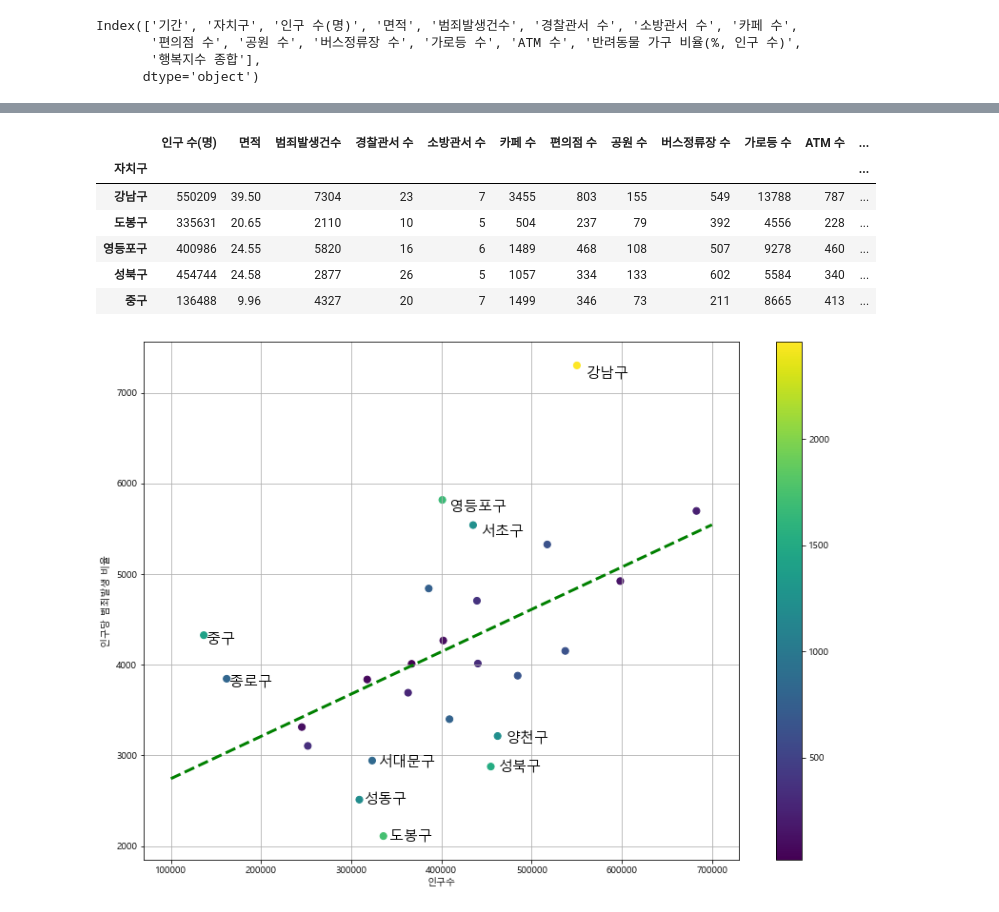
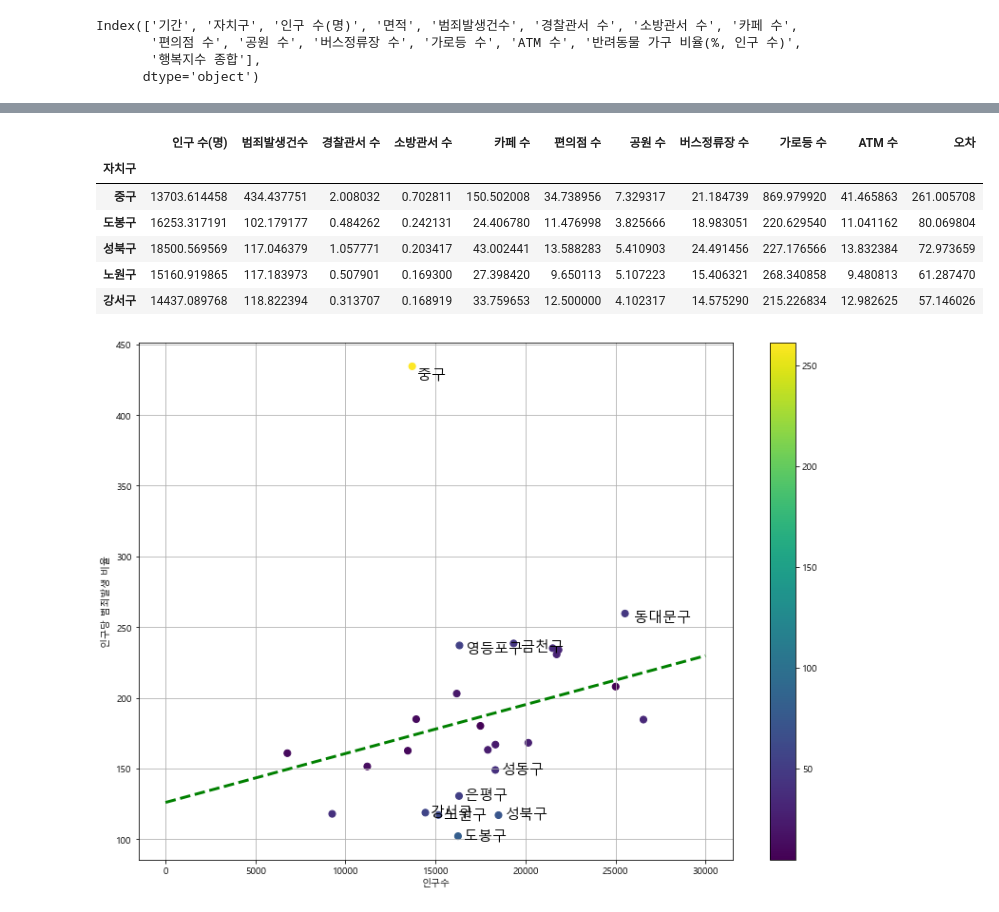
Before and after one commit to LiJell/Crime_Project, a Jupyter notebook: 2019_seoul_correlation_per_area.ipynb, the cells around one changed output, grey strips where cells are left out. Drawn from its saved outputs; the diff is of its cells as text; code cells hidden in the pictures.

```diff
--- a/2019_seoul_correlation_per_area.ipynb
+++ b/2019_seoul_correlation_per_area.ipynb
@@ -5,8 +5,8 @@ import matplotlib.pyplot as plt
 import platform
 from matplotlib import font_manager, rc
 # %%
-seoul = pd.read_excel('../data/data_total_2019.xlsx')
-seoul.head()
+seoul_df = pd.read_excel('../data/data_total_2019.xlsx')
+seoul_df.head()
 # %% [output]
 |  | 기간 | 자치구 | 인구 수(명) | 면적 | 범죄발생건수 | 경찰관서 수 | 소방관서 수 | 카페 수 | 편의점 수 | 공원 수 | 버스정류장 수 | ... |
 | 0 | 2019 | 강남구 | 550209 | 39.50 | 7304 | 23 | 7 | 3455 | 803 | 155 | 549 | ... |
@@ -22,10 +22,11 @@ Index(['기간', '자치구', '인구 수(명)', '면적', '범죄발생건수',
        '행복지수 종합'],
       dtype='object')
 # %%
-seoul_area = seoul.copy()
+seoul = seoul_df.copy()
 var_list = ['인구 수(명)', '범죄발생건수', '경찰관서 수', '소방관서 수', '카페 수',
        '편의점 수', '공원 수', '버스정류장 수', '가로등 수', 'ATM 수']
-seoul_area = seoul_area[var_list].div(seoul_area['면적'], 1)
+seoul = seoul[var_list].div(seoul.면적, axis = 0)
 # %%
+seoul['자치구'] = seoul_df['자치구']
 seoul.sort_values(by = '인구 수(명)', ascending = False).head(5)
 # %% [output]
@@ -136,21 +137,21 @@ plt.show()
 # %%
 fp1 = np.polyfit(seoul['인구 수(명)'], seoul['범죄발생건수'], 1)
 
 f1 = np.poly1d(fp1)
-fx = np.linspace(100000, 700000, 100)
+fx = np.linspace(0, 30000, 100)
 
 seoul['오차'] = np.abs(seoul['범죄발생건수'] - f1(seoul['인구 수(명)']))
 
 df_sort = seoul.sort_values(by = '오차', ascending =False)
 df_sort.head()
 # %% [output]
-|  | 인구 수(명) | 면적 | 범죄발생건수 | 경찰관서 수 | 소방관서 수 | 카페 수 | 편의점 수 | 공원 수 | 버스정류장 수 | 가로등 수 | ATM 수 | ... |
-| 자치구 |  |  |  |  |  |  |  |  |  |  |  | ... |
-| 강남구 | 550209 | 39.50 | 7304 | 23 | 7 | 3455 | 803 | 155 | 549 | 13788 | 787 | ... |
-| 도봉구 | 335631 | 20.65 | 2110 | 10 | 5 | 504 | 237 | 79 | 392 | 4556 | 228 | ... |
-| 영등포구 | 400986 | 24.55 | 5820 | 16 | 6 | 1489 | 468 | 108 | 507 | 9278 | 460 | ... |
-| 성북구 | 454744 | 24.58 | 2877 | 26 | 5 | 1057 | 334 | 133 | 602 | 5584 | 340 | ... |
-| 중구 | 136488 | 9.96 | 4327 | 20 | 7 | 1499 | 346 | 73 | 211 | 8665 | 413 | ... |
+|  | 인구 수(명) | 범죄발생건수 | 경찰관서 수 | 소방관서 수 | 카페 수 | 편의점 수 | 공원 수 | 버스정류장 수 | 가로등 수 | ATM 수 | 오차 |
+| 자치구 |  |  |  |  |  |  |  |  |  |  |  |
+| 중구 | 13703.614458 | 434.437751 | 2.008032 | 0.702811 | 150.502008 | 34.738956 | 7.329317 | 21.184739 | 869.979920 | 41.465863 | 261.005708 |
+| 도봉구 | 16253.317191 | 102.179177 | 0.484262 | 0.242131 | 24.406780 | 11.476998 | 3.825666 | 18.983051 | 220.629540 | 11.041162 | 80.069804 |
+| 성북구 | 18500.569569 | 117.046379 | 1.057771 | 0.203417 | 43.002441 | 13.588283 | 5.410903 | 24.491456 | 227.176566 | 13.832384 | 72.973659 |
+| 노원구 | 15160.919865 | 117.183973 | 0.507901 | 0.169300 | 27.398420 | 9.650113 | 5.107223 | 15.406321 | 268.340858 | 9.480813 | 61.287470 |
+| 강서구 | 14437.089768 | 118.822394 | 0.313707 | 0.168919 | 33.759653 | 12.500000 | 4.102317 | 14.575290 | 215.226834 | 12.982625 | 57.146026 |
 # %%
 plt.figure(figsize = (14, 10))
 plt.scatter(seoul['인구 수(명)'], seoul['범죄발생건수'], c = seoul['오차'], s = 50)
@@ -166,4 +167,4 @@ plt.colorbar()
 plt.grid()
 plt.show()
 # %% [output]
-[figure, old version]
+[figure, new version]
```
Also changed, not shown: parts of 11 cells of this notebook, 3 other files.
